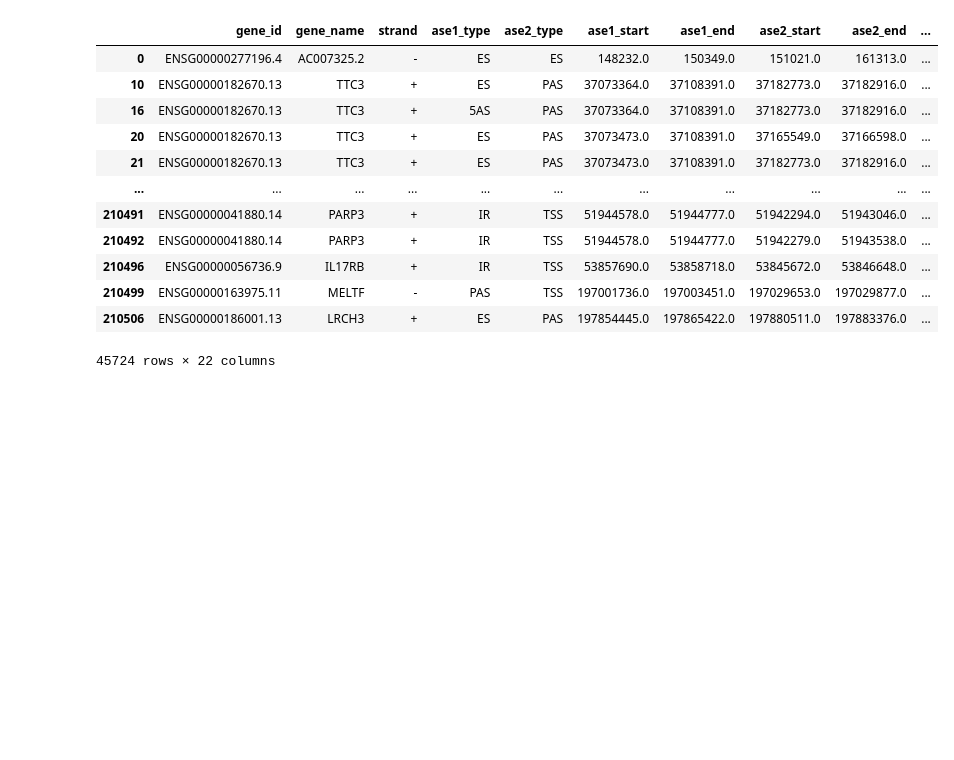
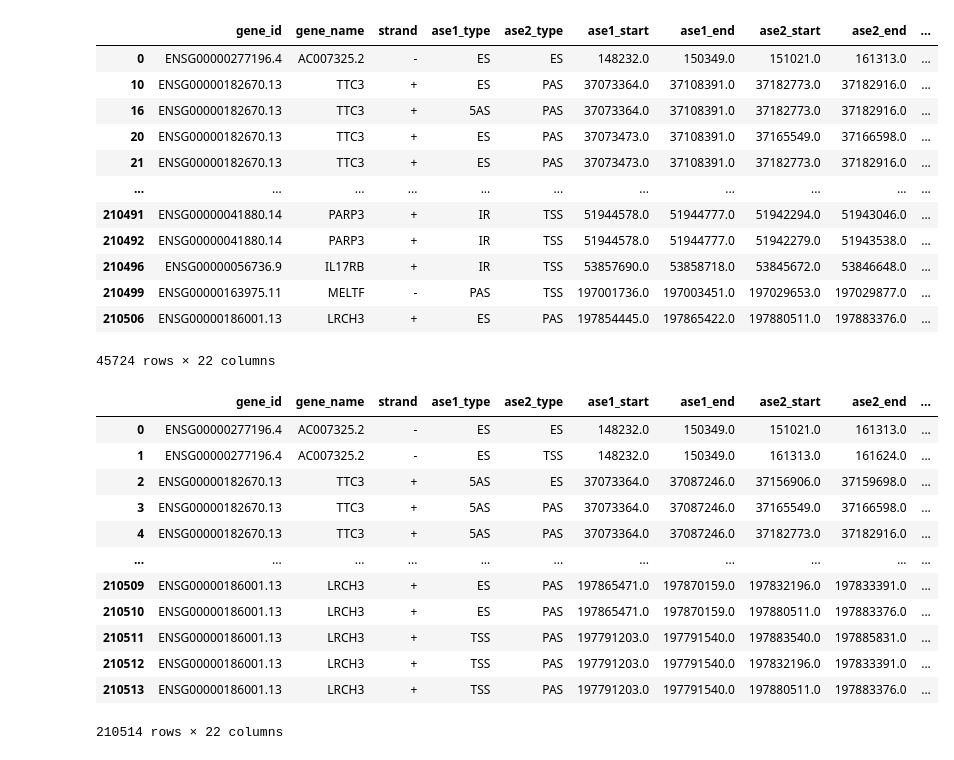
Before and after one commit to carmineceraolo/splicing-coordination, a Jupyter notebook: sheet05.ipynb, the cells around one changed output. Drawn from its saved outputs; the diff is of its cells as text; code cells hidden in the pictures; blank space fills up the shorter version.

```diff
--- a/sheet05.ipynb
+++ b/sheet05.ipynb
@@ -794,3 +795,19 @@ g1_sig
 | 210499 | ENSG00000163975.11 | MELTF | - | PAS | TSS | 197001736.0 | 197003451.0 | 197029653.0 | 197029877.0 | ... |
 | 210506 | ENSG00000186001.13 | LRCH3 | + | ES | PAS | 197854445.0 | 197865422.0 | 197880511.0 | 197883376.0 | ... |
 45724 rows × 22 columns
+# %%
+dfg
+# %% [output]
+|  | gene_id | gene_name | strand | ase1_type | ase2_type | ase1_start | ase1_end | ase2_start | ase2_end | ... |
+| 0 | ENSG00000277196.4 | AC007325.2 | - | ES | ES | 148232.0 | 150349.0 | 151021.0 | 161313.0 | ... |
+| 1 | ENSG00000277196.4 | AC007325.2 | - | ES | TSS | 148232.0 | 150349.0 | 161313.0 | 161624.0 | ... |
+| 2 | ENSG00000182670.13 | TTC3 | + | 5AS | ES | 37073364.0 | 37087246.0 | 37156906.0 | 37159698.0 | ... |
+| 3 | ENSG00000182670.13 | TTC3 | + | 5AS | PAS | 37073364.0 | 37087246.0 | 37165549.0 | 37166598.0 | ... |
+| 4 | ENSG00000182670.13 | TTC3 | + | 5AS | PAS | 37073364.0 | 37087246.0 | 37182773.0 | 37182916.0 | ... |
+| ... | ... | ... | ... | ... | ... | ... | ... | ... | ... | ... |
+| 210509 | ENSG00000186001.13 | LRCH3 | + | ES | PAS | 197865471.0 | 197870159.0 | 197832196.0 | 197833391.0 | ... |
+| 210510 | ENSG00000186001.13 | LRCH3 | + | ES | PAS | 197865471.0 | 197870159.0 | 197880511.0 | 197883376.0 | ... |
+| 210511 | ENSG00000186001.13 | LRCH3 | + | TSS | PAS | 197791203.0 | 197791540.0 | 197883540.0 | 197885831.0 | ... |
+| 210512 | ENSG00000186001.13 | LRCH3 | + | TSS | PAS | 197791203.0 | 197791540.0 | 197832196.0 | 197833391.0 | ... |
+| 210513 | ENSG00000186001.13 | LRCH3 | + | TSS | PAS | 197791203.0 | 197791540.0 | 197880511.0 | 197883376.0 | ... |
+210514 rows × 22 columns
```
Also changed, not shown: parts of 6 cells of this notebook, 5 other files.
